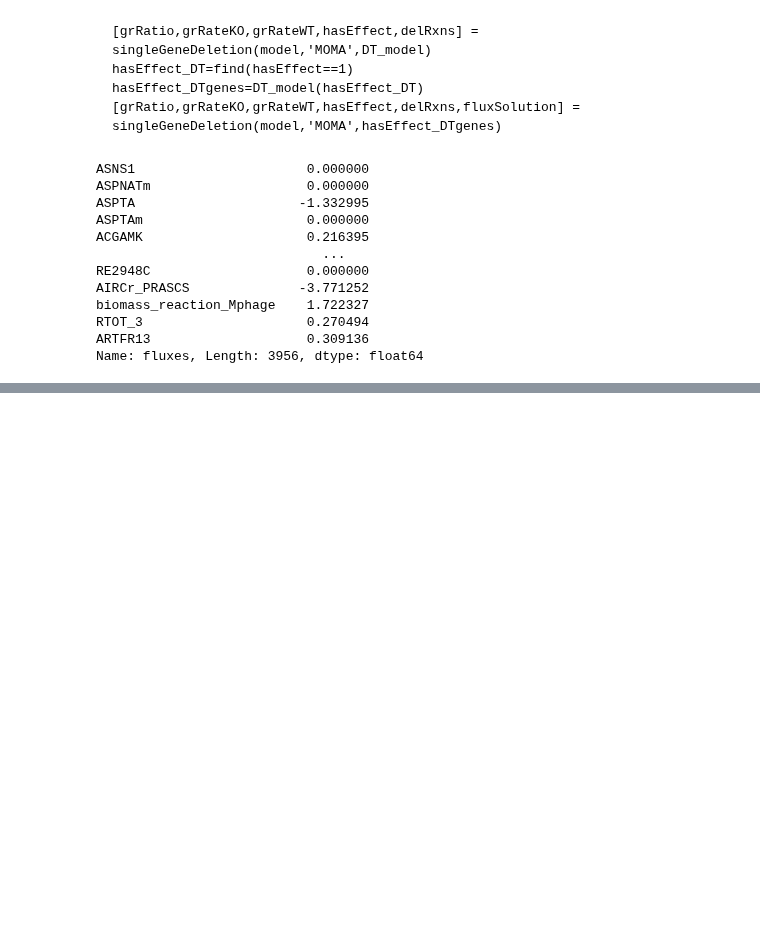
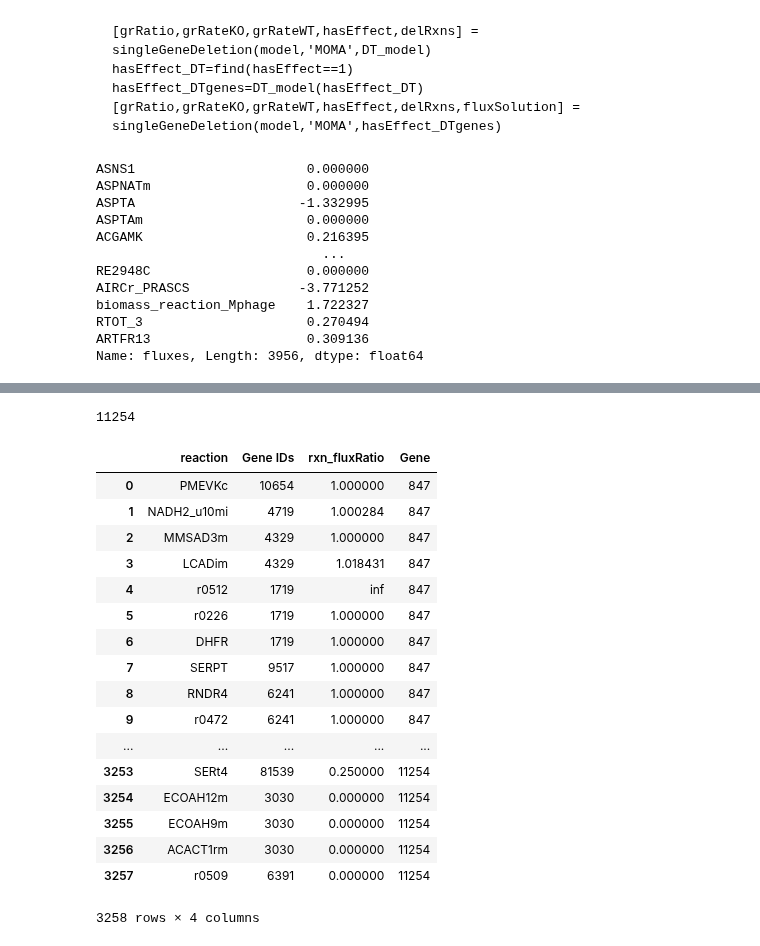
Before and after one commit to HelikarLab/COMO, a Jupyter notebook: py/cobrapy_test_scratch.ipynb, the cells around one changed output, grey strips where cells are left out. Saved outputs shown, nothing was run; the diff lists cells and outputs as text; code cells hidden in the pictures; blank space fills up the shorter version.

```diff
--- a/py/cobrapy_test_scratch.ipynb
+++ b/py/cobrapy_test_scratch.ipynb
@@ -364,0 +346,42 @@ cbmodeldf
+# %%
+gene_mat_out = []
+# Gene_i = DAG_dis_met_genes
+# Rind_i = DAG_dis_met_rxnInd
+for id in HasEffects_Gene:
+    pegene = pd.DataFrame()
+    pegene['Gene IDs'] = Gene_df['Gene IDs'].copy()
+    pegene['rxn_fluxRatio'] = DAG_rxn_fluxRatio[id].copy()
+    pegene['Gene'] = id
+#     FR_i = DAG_rxn_fluxRatio[id]
+    pegene.dropna(axis=0,subset=['rxn_fluxRatio'],inplace=True)
+    pegene.index.name='reaction'
+    pegene.reset_index(drop=False, inplace=True)
+    gene_mat_out.append(pegene)
+
+Gene_Pairs = pd.concat(gene_mat_out, ignore_index=True)
+Gene_Pairs.to_csv(os.path.join(datadir,'Gene_Pairs_Inhi_Fratio_DOWN.txt'),index=False)
+# %%
+# DAG_dis_met_genes
+# DAG_dis_met_rxnInd
+print(id)
+Gene_Pairs
+# %% [output]
+11254
+|  | reaction | Gene IDs | rxn_fluxRatio | Gene |
+| 0 | PMEVKc | 10654 | 1.000000 | 847 |
+| 1 | NADH2_u10mi | 4719 | 1.000284 | 847 |
+| 2 | MMSAD3m | 4329 | 1.000000 | 847 |
+| 3 | LCADim | 4329 | 1.018431 | 847 |
+| 4 | r0512 | 1719 | inf | 847 |
+| 5 | r0226 | 1719 | 1.000000 | 847 |
+| 6 | DHFR | 1719 | 1.000000 | 847 |
+| 7 | SERPT | 9517 | 1.000000 | 847 |
+| 8 | RNDR4 | 6241 | 1.000000 | 847 |
+| 9 | r0472 | 6241 | 1.000000 | 847 |
+| ... | ... | ... | ... | ... |
+| 3253 | SERt4 | 81539 | 0.250000 | 11254 |
+| 3254 | ECOAH12m | 3030 | 0.000000 | 11254 |
+| 3255 | ECOAH9m | 3030 | 0.000000 | 11254 |
+| 3256 | ACACT1rm | 3030 | 0.000000 | 11254 |
+| 3257 | r0509 | 6391 | 0.000000 | 11254 |
+3258 rows × 4 columns
```
Also changed, not shown: parts of 24 cells of this notebook.
